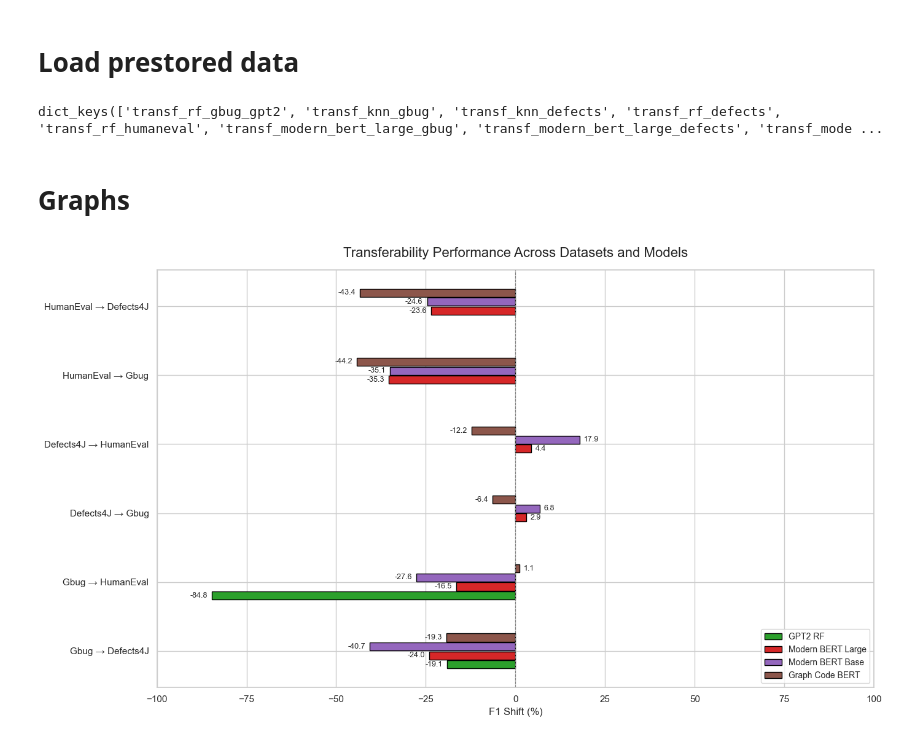
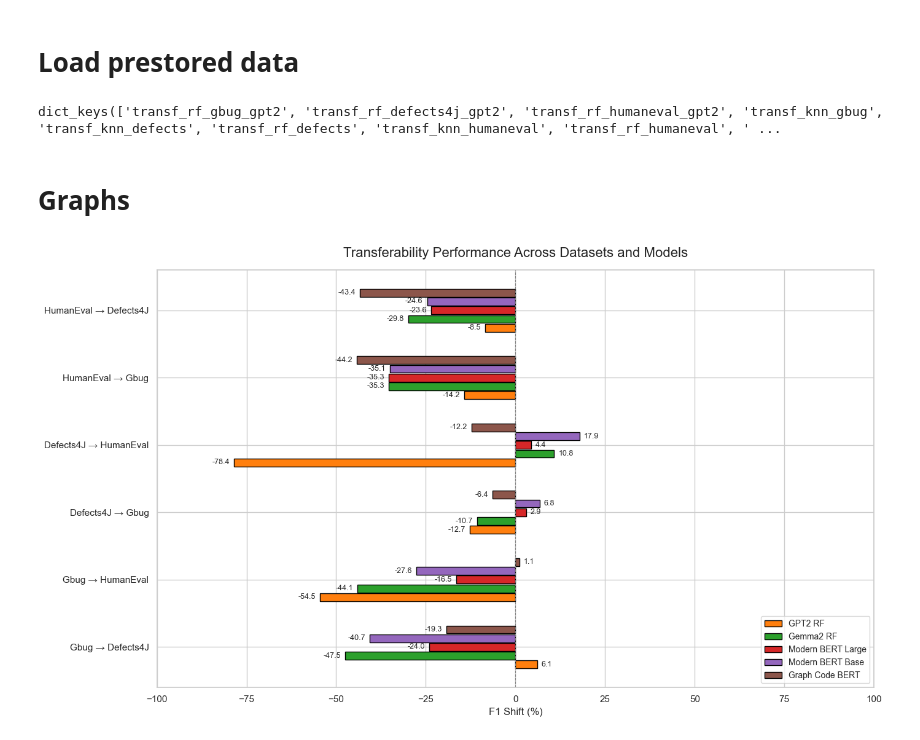
Before and after one commit to rufimelo99/SAE-Java-Bug-Detection, a Jupyter notebook: drl_patches/sparse_autoencoders/transferability/transferability.ipynb, the cells around one changed output. Drawn from its saved outputs; the diff is of its cells as text; code cells hidden in the pictures.

```diff
--- a/drl_patches/sparse_autoencoders/transferability/transferability.ipynb
+++ b/drl_patches/sparse_autoencoders/transferability/transferability.ipynb
@@ -1320,8 +1505,11 @@ transferability_results = read_saved_results()
 print(transferability_results.keys())
 
 transf_rf_gbug_gpt2 = transferability_results["transf_rf_gbug_gpt2"]
-transf_rf_gbug_defects4j = transferability_results["transf_rf_gbug_defects4j"]
-transf_rf_gbug_humaneval = transferability_results["transf_rf_gbug_humaneval"]
+transf_rf_defects4j_gpt2 = transferability_results["transf_rf_defects4j_gpt2"]
+transf_rf_humaneval_gpt2 = transferability_results["transf_rf_humaneval_gpt2"]
+transf_rf_gbug_gemma2 = transferability_results["transf_rf_gbug_gemma2"]
+transf_rf_defects4j_gemma2 = transferability_results["transf_rf_defects4j_gemma2"]
+transf_rf_humaneval_gemma2 = transferability_results["transf_rf_humaneval_gemma2"]
 transf_knn_gbug = transferability_results["transf_knn_gbug"]
 transf_rf_defects = transferability_results["transf_rf_defects"]
 transf_knn_defects = transferability_results["transf_knn_defects"]
@@ -1337,7 +1525,7 @@ transf_graph_code_bert_humaneval = transferability_results["transf_graph_code_be
 transf_graph_code_bert_gbug = transferability_results["transf_graph_code_bert_gbug"]
 transf_graph_code_bert_defects = transferability_results["transf_graph_code_bert_defects"]
 # %% [output]
-dict_keys(['transf_rf_gbug_gpt2', 'transf_knn_gbug', 'transf_knn_defects', 'transf_rf_defects', 'transf_rf_humaneval', 'transf_modern_bert_large_gbug', 'transf_modern_bert_large_defects', 'transf_mode ...
+dict_keys(['transf_rf_gbug_gpt2', 'transf_rf_defects4j_gpt2', 'transf_rf_humaneval_gpt2', 'transf_knn_gbug', 'transf_knn_defects', 'transf_rf_defects', 'transf_knn_humaneval', 'transf_rf_humaneval', ' ...
 # %% [markdown]
 # Graphs
 # %%
@@ -1368,8 +1556,13 @@ all_values = [
     # ],
     [
         transf_rf_gbug_gpt2.on_defects, transf_rf_gbug_gpt2.on_humaneval,
-        transf_rf_gbug_defects4j.on_gbug, transf_rf_gbug_defects4j.on_humaneval,
-        transf_rf_gbug_humaneval.on_gbug, transf_rf_gbug_humaneval.on_defects,
+        transf_rf_defects4j_gpt2.on_gbug, transf_rf_defects4j_gpt2.on_humaneval,
+        transf_rf_humaneval_gpt2.on_gbug, transf_rf_humaneval_gpt2.on_defects,
+    ],
+    [
+        transf_rf_gbug_gemma2.on_defects, transf_rf_gbug_gemma2.on_humaneval,
+        transf_rf_defects4j_gemma2.on_gbug, transf_rf_defects4j_gemma2.on_humaneval,
+        transf_rf_humaneval_gemma2.on_gbug, transf_rf_humaneval_gemma2.on_defects,
     ],
     [
         transf_modern_bert_large_gbug_on_defects, transf_modern_bert_large_gbug_on_human,
@@ -1390,10 +1583,13 @@ all_values = [
 
 methods = [#'KNN',
            #'Random Forest',
-           'GPT2 RF', 'Modern BERT Large', 'Modern BERT Base', 'Graph Code BERT']
+           'GPT2 RF',
+           "Gemma2 RF",
+           'Modern BERT Large', 'Modern BERT Base', 'Graph Code BERT']
 colors = [
    # '#1f77b4',  # Blue
     #'#ff7f0e',  # Orange
+    '#ff7f0e',  # Orange
     '#2ca02c',  # Green
     '#d62728',  # Red
     '#9467bd',  # Purple
@@ -1410,31 +1606,31 @@ for i, (method_vals, method_name, color) in enumerate(zip(all_values, methods, c
     for j, val in enumerate(method_vals):
         if not np.isnan(val):
             ax.barh(x[j] + offset, val, height=width * 0.9,
                     label=method_name if j == 0 else "",
                     color=color, edgecolor='black')
             ax.annotate(f'{val:.1f}',
                         xy=(val, x[j] + offset),
                         xytext=(5 if val >= 0 else -5, 0),
                         textcoords='offset points',
                         ha='left' if val >= 0 else 'right',
                         va='center',
                         fontsize=9)
 
 # Style the plot
 ax.set_yticks(x)
 ax.set_yticklabels(labels, fontsize=11)
 ax.set_xlabel("F1 Shift (%)", fontsize=12)
 ax.set_title("Transferability Performance Across Datasets and Models", fontsize=16, pad=15)
 ax.axvline(0, color='gray', linestyle='--', linewidth=0.8)
 ax.set_xlim(-100, 100)
 
 # Remove duplicate labels
 handles, labels_uniq = ax.get_legend_handles_labels()
 unique = dict(zip(labels_uniq, handles))
 ax.legend(unique.values(), unique.keys(), loc='lower right', fontsize=10, frameon=True)
 
 plt.tight_layout()
 plt.savefig("transferability_performance_cleaned.png", dpi=300)
 plt.show()
 # %% [output]
-[figure, old version]
+[figure, new version]
```
Also changed, not shown: parts of 41 cells of this notebook, 2 other files.
